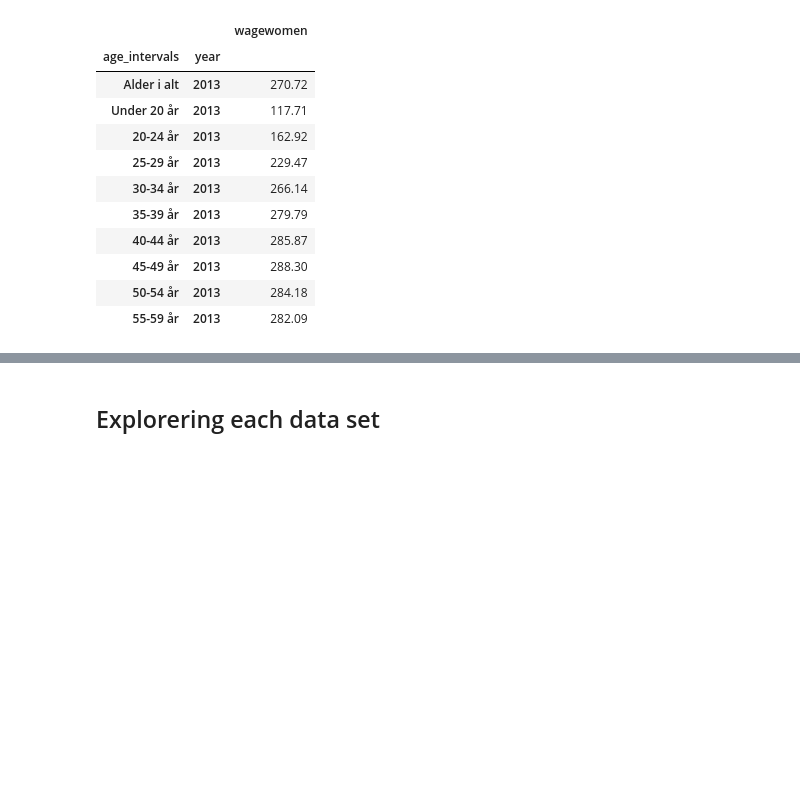
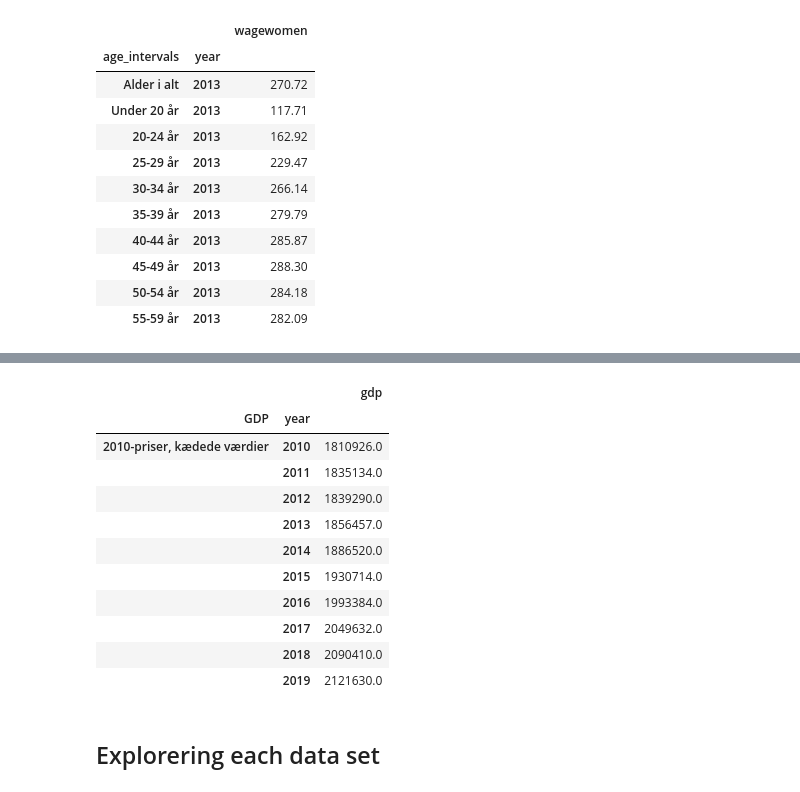
Before and after one commit to NumEconCopenhagen/projects-2023-julie-ida-ida, a Jupyter notebook: dataproject/dataproject.ipynb, the cells around one changed output, grey strips where cells are left out. Saved outputs shown, nothing was run; the diff lists cells and outputs as text; code cells hidden in the pictures; blank space fills up the shorter version.

```diff
--- a/dataproject/dataproject.ipynb
+++ b/dataproject/dataproject.ipynb
@@ -147,3 +175,20 @@ wagewomen_long.head(10)
+# %%
+# We know change the dataset from a wide dataset to a long dataset
+gdp_long = pd.wide_to_long(gdp, stubnames='gdp', i='GDP', j='year')
+gdp_long.head(10)
+# %% [output]
+|  |  | gdp |
+| GDP | year |  |
+| 2010-priser, kædede værdier | 2010 | 1810926.0 |
+|  | 2011 | 1835134.0 |
+|  | 2012 | 1839290.0 |
+|  | 2013 | 1856457.0 |
+|  | 2014 | 1886520.0 |
+|  | 2015 | 1930714.0 |
+|  | 2016 | 1993384.0 |
+|  | 2017 | 2049632.0 |
+|  | 2018 | 2090410.0 |
+|  | 2019 | 2121630.0 |
 # %% [markdown]
 ## Explorering each data set
 # %% [markdown]
```
Also changed, not shown: parts of 11 cells of this notebook, 1 other file.
